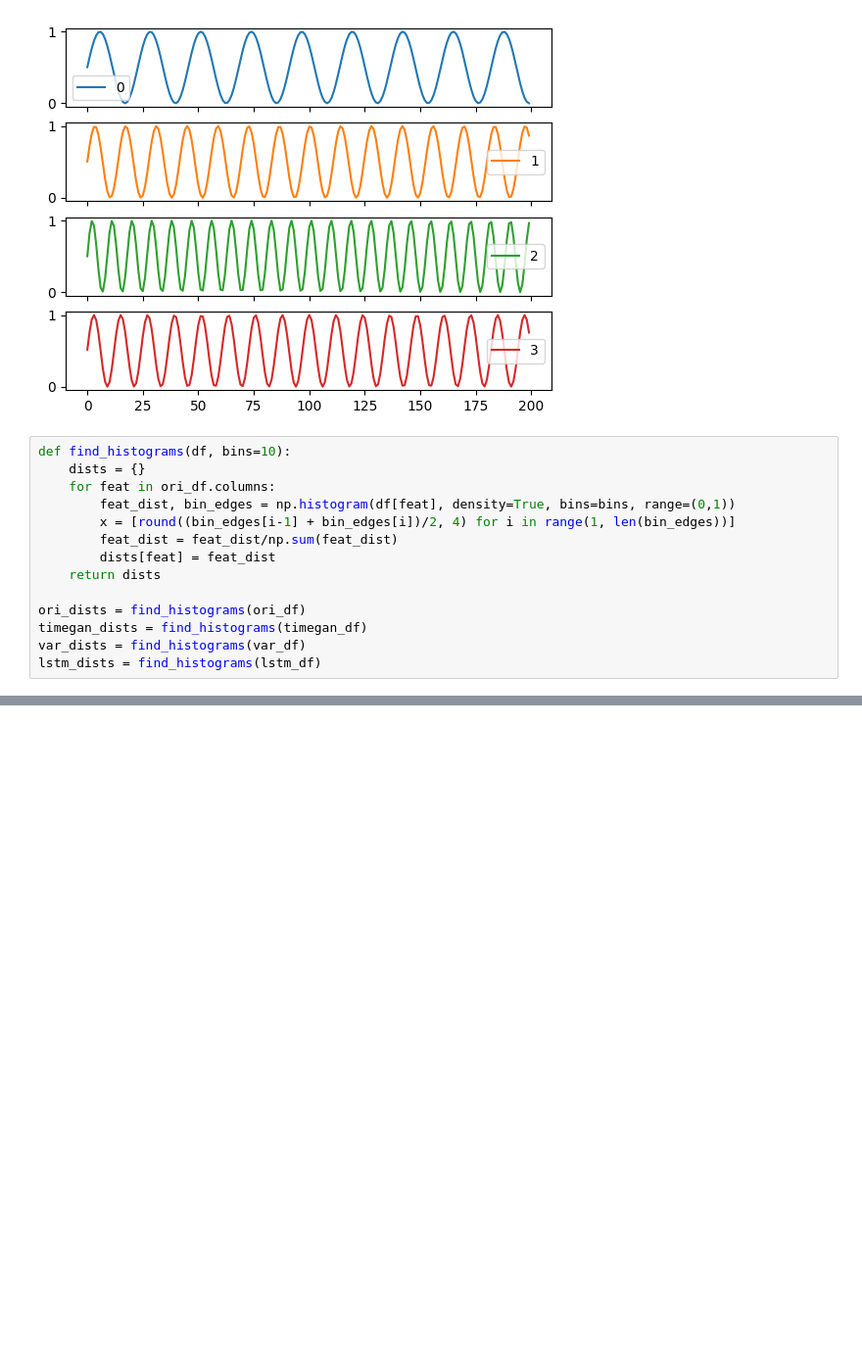
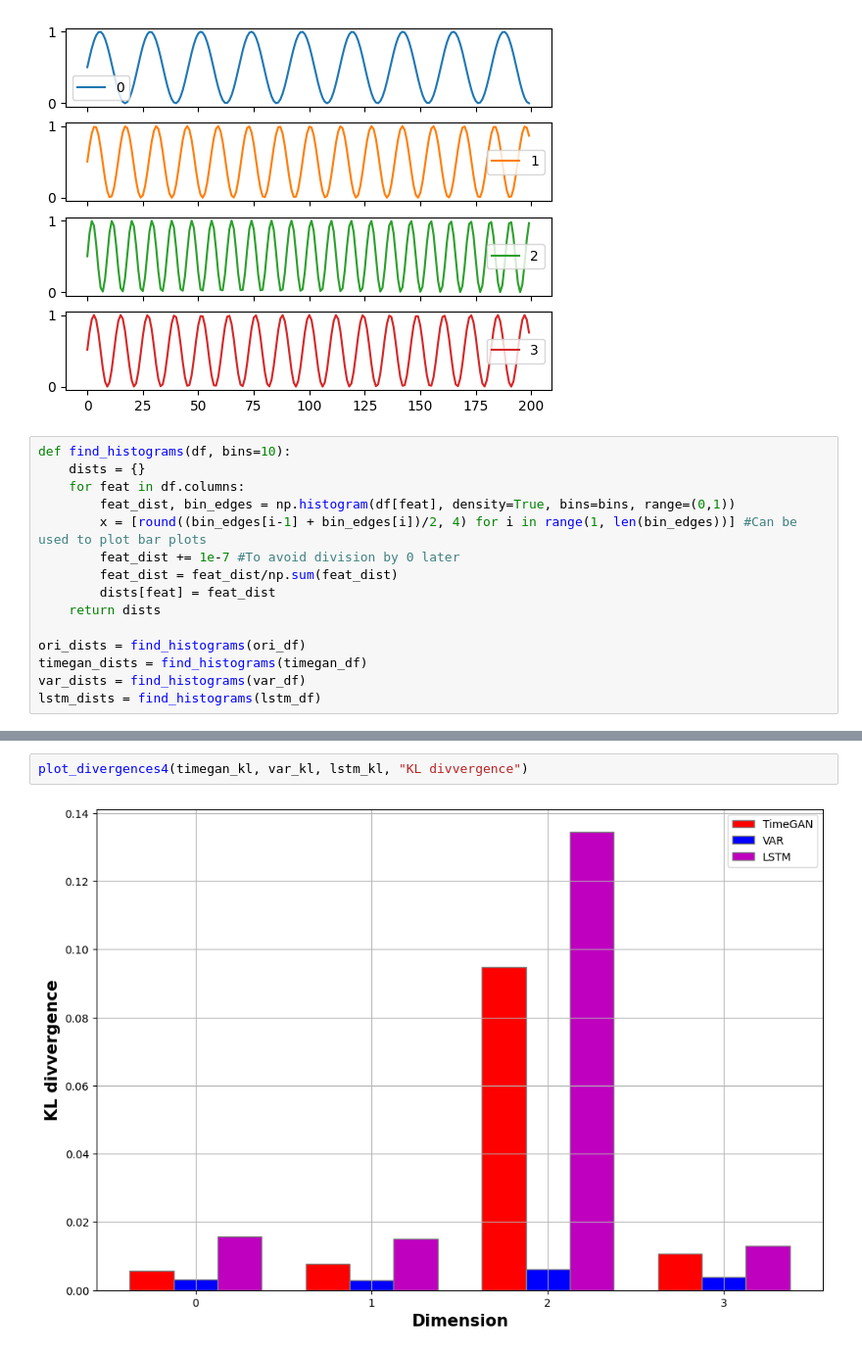
Before and after one commit to fredrikSveen/MSc_time_series_GAN, a Jupyter notebook: statistical_evaluation.ipynb, the cells around one changed output, grey strips where cells are left out. Shown at 98% size. Saved outputs shown, nothing was run; the diff lists cells and outputs as text; blank space fills up the shorter version.

Commit message:
Compute divergences for complex sines

```diff
--- a/statistical_evaluation.ipynb
+++ b/statistical_evaluation.ipynb
@@ -37,9 +39,10 @@ array([<Axes: >, <Axes: >, <Axes: >, <Axes: >], dtype=object)
 # %%
 def find_histograms(df, bins=10):
     dists = {}
-    for feat in ori_df.columns:
+    for feat in df.columns:
         feat_dist, bin_edges = np.histogram(df[feat], density=True, bins=bins, range=(0,1))
-        x = [round((bin_edges[i-1] + bin_edges[i])/2, 4) for i in range(1, len(bin_edges))]
+        x = [round((bin_edges[i-1] + bin_edges[i])/2, 4) for i in range(1, len(bin_edges))] #Can be used to plot bar plots
+        feat_dist += 1e-7 #To avoid division by 0 later
         feat_dist = feat_dist/np.sum(feat_dist)
         dists[feat] = feat_dist
     return dists
@@ -150,0 +150,4 @@ plt.show()
+# %%
+plot_divergences4(timegan_kl, var_kl, lstm_kl, "KL divvergence")
+# %% [output]
+[figure, added]
```
Also changed, not shown: parts of 11 cells of this notebook.
